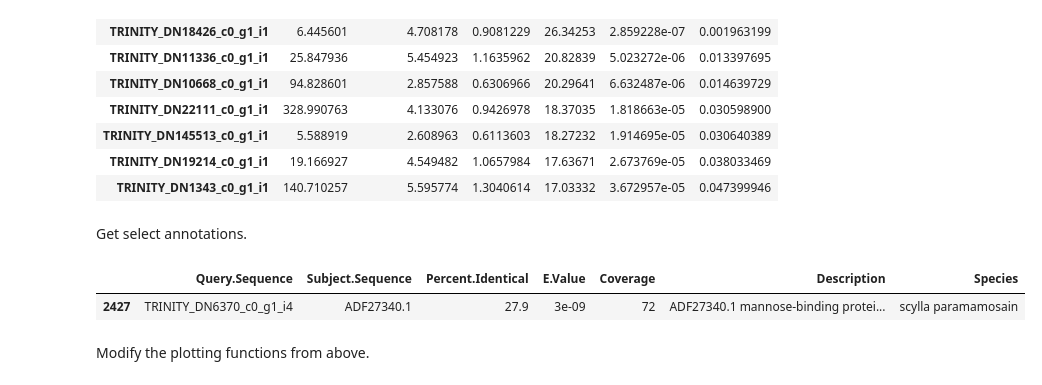
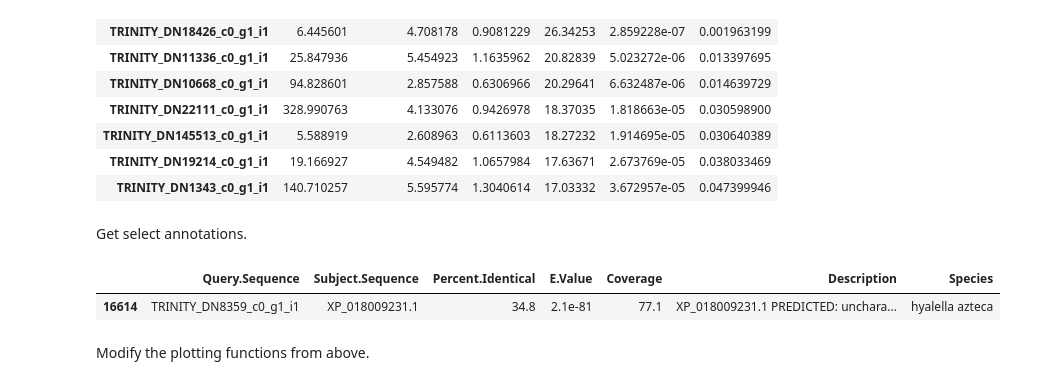
Before and after one commit to tepoltlab/RhithroLoxo_DE, a Jupyter notebook: juptyer_notebooks/DESeq2_RhithroLoxo.ipynb, the cells around one changed output. Saved outputs shown, nothing was run; the diff lists cells and outputs as text; code cells hidden in the pictures.

```diff
--- a/juptyer_notebooks/DESeq2_RhithroLoxo.ipynb
+++ b/juptyer_notebooks/DESeq2_RhithroLoxo.ipynb
@@ -778,10 +775,10 @@ res_sex_sig[rownames(res_sex_sig)%in%annot[,1],]
 # %% [markdown]
 Get select annotations.
 # %%
-annot[annot[,1]=="TRINITY_DN6370_c0_g1_i4",c(1,2,3,11,12,13,14)]
+annot[annot[,1]=="TRINITY_DN8359_c0_g1_i1",c(1,2,3,11,12,13,14)]
 # %% [output]
 |  | Query.Sequence | Subject.Sequence | Percent.Identical | E.Value | Coverage | Description | Species |
-| 2427 | TRINITY_DN6370_c0_g1_i4 | ADF27340.1 | 27.9 | 3e-09 | 72 | ADF27340.1 mannose-binding protei... | scylla paramamosain |
+| 16614 | TRINITY_DN8359_c0_g1_i1 | XP_018009231.1 | 34.8 | 2.1e-81 | 77.1 | XP_018009231.1 PREDICTED: unchara... | hyalella azteca |
 # %% [markdown]
 Modify the plotting functions from above.
 # %%
```
Also changed, not shown: parts of 9 cells of this notebook, 2 other files.
